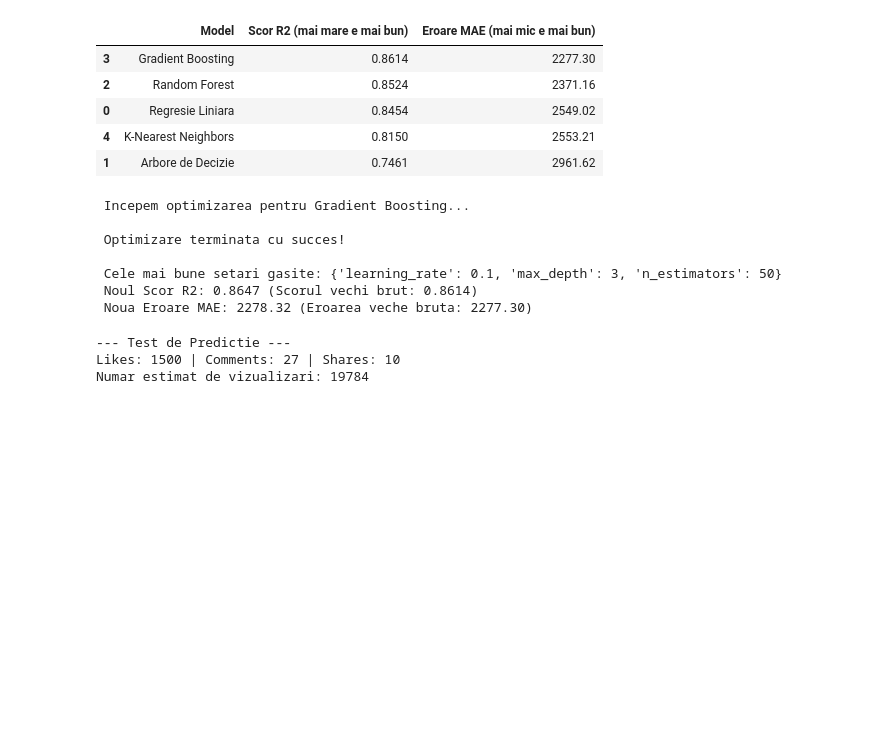
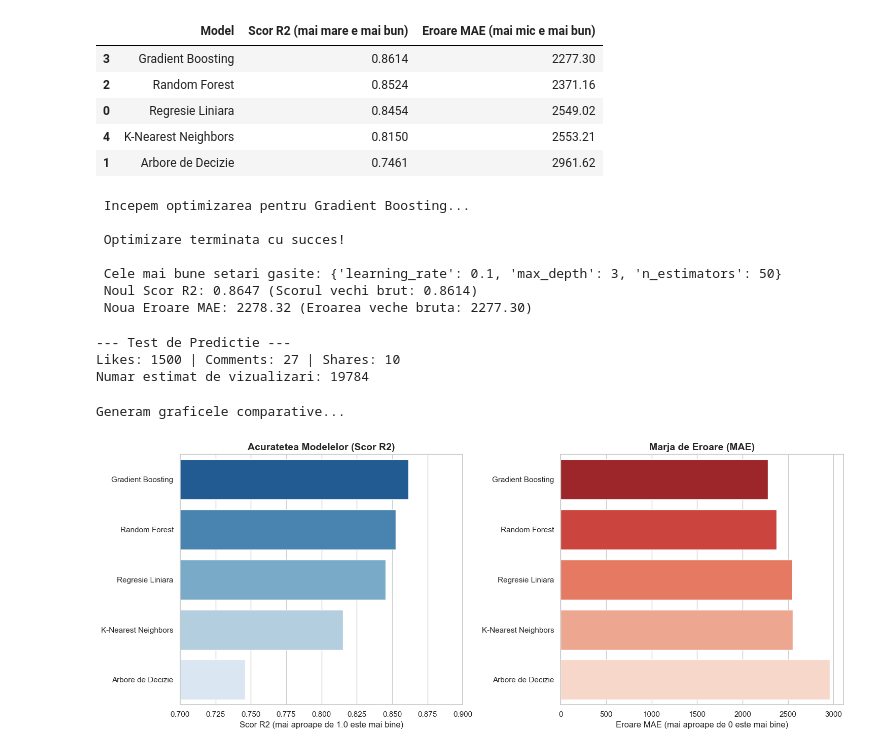
Before and after one commit to Morovanuuu/Proiect-Sisteme-Inteligente, a Jupyter notebook: analiza_youtube.ipynb, the cells around one changed output. Drawn from its saved outputs; the diff is of its cells as text; code cells hidden in the pictures; blank space fills up the shorter version.

Commit message:
Am adaugat grafice comparative pentru modelele de regresie

```diff
--- a/analiza_youtube.ipynb
+++ b/analiza_youtube.ipynb
@@ -340,3 +340,59 @@ print(f"Numar estimat de vizualizari: {int(vizualizari_estimate[0])}")
 --- Test de Predictie ---
 Likes: 1500 | Comments: 27 | Shares: 10
 Numar estimat de vizualizari: 19784
+# %%
+
+# Grafic  comparatie intre  modelele utilizate
+import pandas as pd
+import matplotlib.pyplot as plt
+import seaborn as sns
+
+#Definim datele exacte pentru fiecare model (Scor R2 si Eroare MAE)
+date_modele = {
+    'Model': ['Gradient Boosting', 'Random Forest', 'Regresie Liniara', 'K-Nearest Neighbors', 'Arbore de Decizie'],
+    'Scor R2': [0.8614, 0.8524, 0.8454, 0.8150, 0.7461],
+    'Eroare MAE': [2277.30, 2371.16, 2549.02, 2553.21, 2961.62]
+}
+df_grafice = pd.DataFrame(date_modele)
+
+print("Generam graficele comparative pentru modelele testate")
+
+sns.set_theme(style="whitegrid")
+
+# Am creat o figura cu 2 axe (1 pentru R2 si 1 pentru MAE)
+fig, axe = plt.subplots(1, 2, figsize=(15, 6))
+
+# Graficul 1: Scorul R2
+sns.barplot(
+    data=df_grafice,
+    x='Scor R2',
+    y='Model',
+    ax=axe[0],
+    palette='Blues_r',
+    hue='Model',
+    legend=False
+)
+axe[0].set_title('Acuratetea Modelelor (Scor R2)', fontsize=14, fontweight='bold')
+axe[0].set_xlabel('Scor R2 (mai aproape de 1.0 este mai bine)')
+axe[0].set_ylabel('')
+axe[0].set_xlim(0.70, 0.90)
+
+# Graficul 2: Eroarea MAE
+sns.barplot(
+    data=df_grafice,
+    x='Eroare MAE',
+    y='Model',
+    ax=axe[1],
+    palette='Reds_r',
+    hue='Model',
+    legend=False
+)
+axe[1].set_title('Marja de Eroare (MAE)', fontsize=14, fontweight='bold')
+axe[1].set_xlabel('Eroare MAE (mai aproape de 0 este mai bine)')
+axe[1].set_ylabel('')
+
+plt.tight_layout()
+plt.show()
+# %% [output]
+Generam graficele comparative...
+[figure, added]
```
